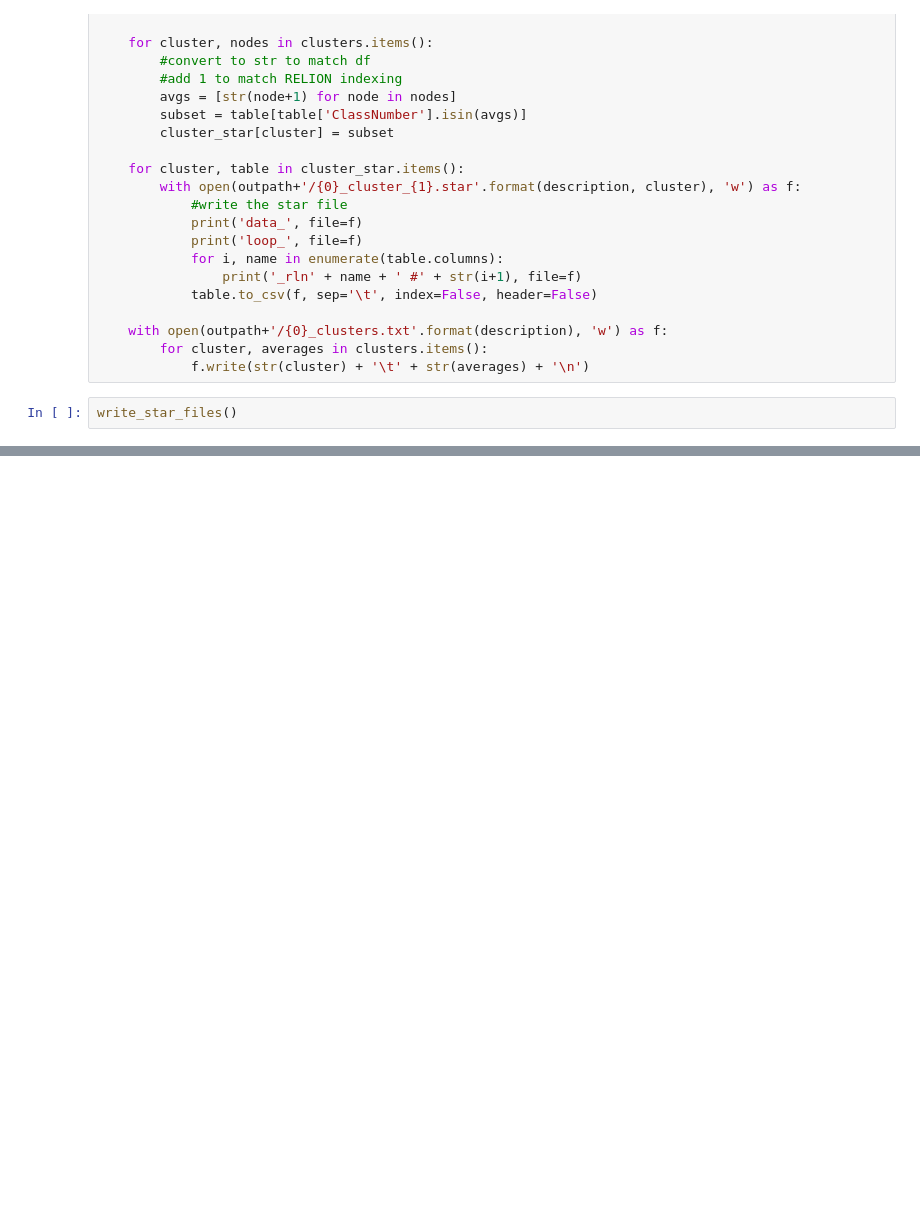
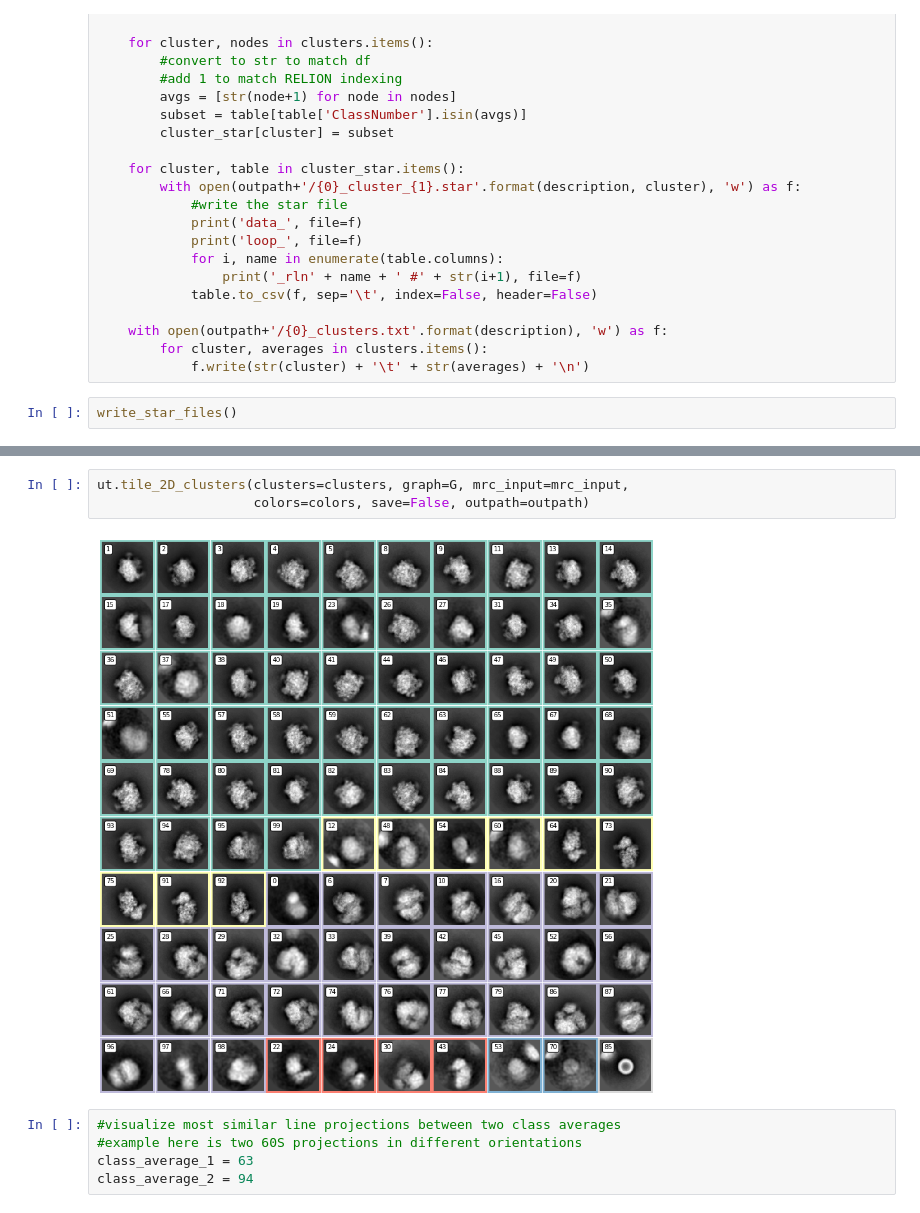
Before and after one commit to marcottelab/SLICEM, a Jupyter notebook: SLICEM_notebook.ipynb, the cells around one changed output, grey strips where cells are left out. Cells and saved outputs as stored; diff of their text form; blank space fills up the shorter version.

```diff
--- a/SLICEM_notebook.ipynb
+++ b/SLICEM_notebook.ipynb
@@ -568,0 +646,10 @@ write_star_files()
+# %%
+ut.tile_2D_clusters(clusters=clusters, graph=G, mrc_input=mrc_input,
+                    colors=colors, save=False, outpath=outpath)
+# %% [output]
+[figure, added]
+# %%
+#visualize most similar line projections between two class averages
+#example here is two 60S projections in different orientations
+class_average_1 = 63
+class_average_2 = 94
```
Also changed, not shown: parts of 17 cells of this notebook, 3 other files.
